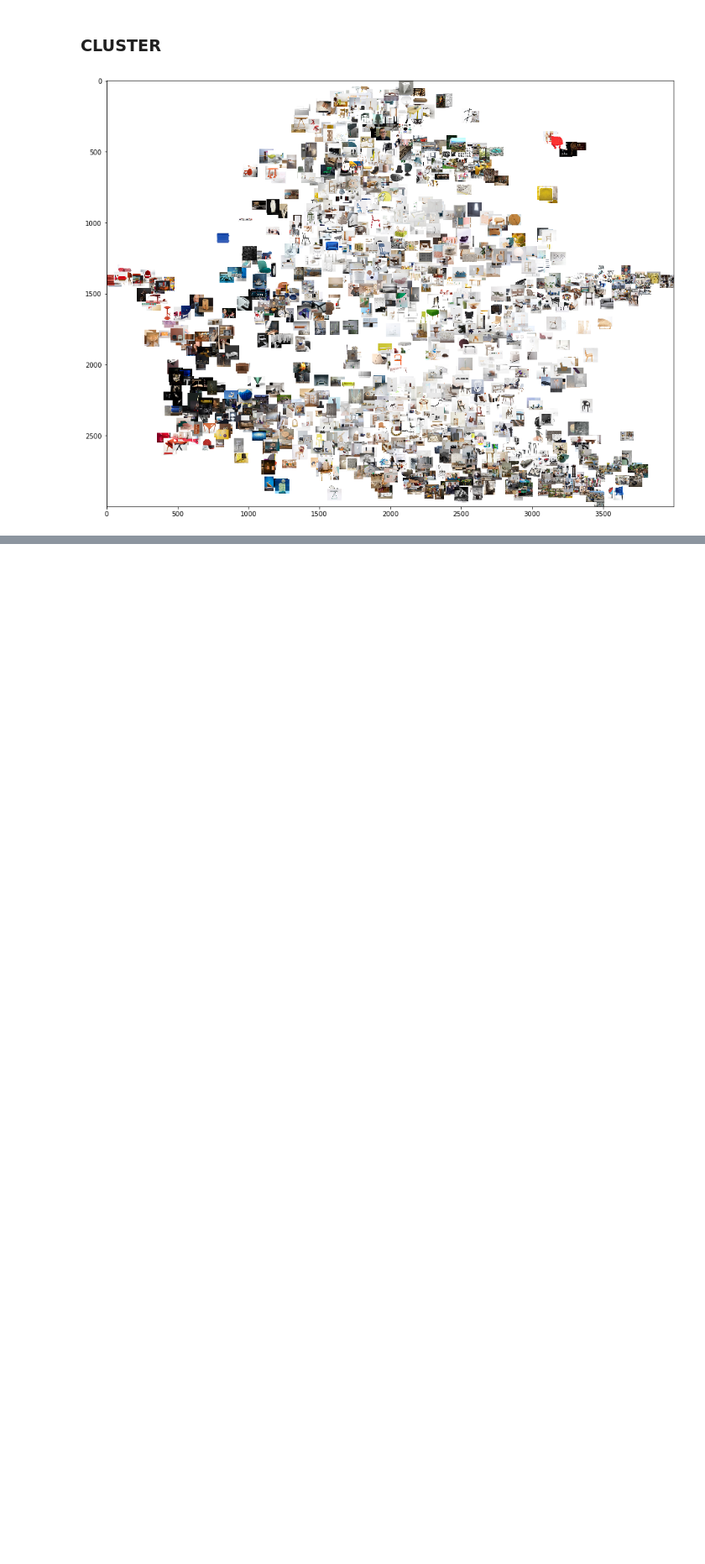
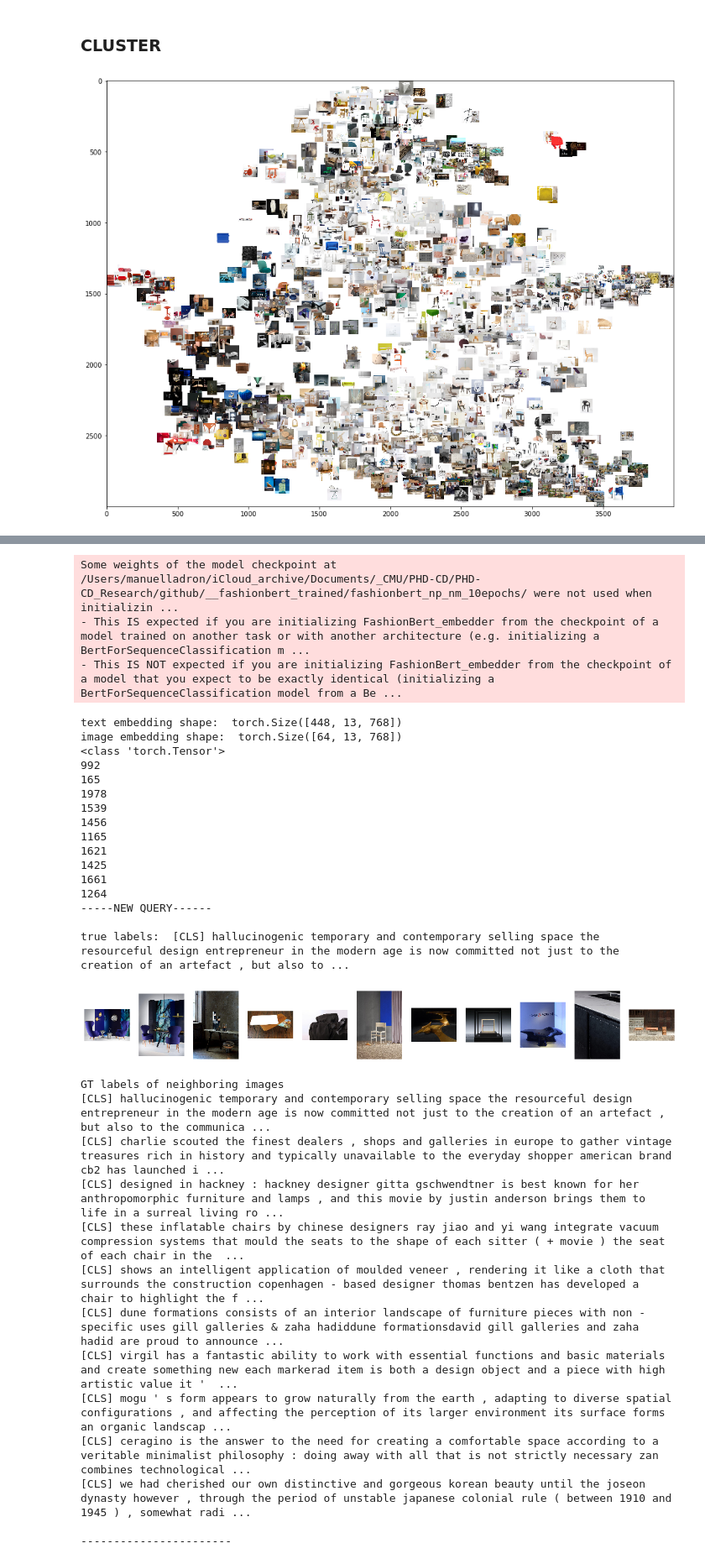
Before and after one commit to manuelladron/ADARI_disentangling_design_intents, a Jupyter notebook: multimodal/fashionbert/fashionbert_embeddings.ipynb, the cells around one changed output, grey strips where cells are left out. Shown at 84% size. Cells and saved outputs as stored; diff of their text form; code cells hidden in the pictures; blank space fills up the shorter version.

```diff
--- a/multimodal/fashionbert/fashionbert_embeddings.ipynb
+++ b/multimodal/fashionbert/fashionbert_embeddings.ipynb
@@ -134,7 +135,7 @@ import seaborn as sns
 import matplotlib.cm as cm
 import matplotlib
 
-fashionbert_embeddings_dict = open_json('fashionbert_vanilla_adaptive_embeddings.json')
+fashionbert_embeddings_dict = open_json('/Users/manuelladron/iCloud_archive/Documents/_CMU/PHD-CD/PHD-CD_Research/github/__fashionbert_trained/fashionbert_embeddings/fashionbert_vanilla_adaptive_embeddings.json')
 # %%
 IMAGE_EMBEDDINGS = []
 for k,v in fashionbert_embeddings_dict.items():
@@ -188,13 +189,20 @@ from matplotlib.image import imread
 from torchvision.transforms import ToPILImage
 from sklearn.neighbors import NearestNeighbors
 import warnings
+# %%
+dataset_path = '/Users/manuelladron/iCloud_archive/Documents/_CMU/PHD-CD/PHD-CD_Research/github/__fashionbert_trained/pickle_files/np_nm_res50/evaluation_set_fashionbert_vanilla.pkl'
+model_path = '/Users/manuelladron/iCloud_archive/Documents/_CMU/PHD-CD/PHD-CD_Research/github/__fashionbert_trained/fashionbert_np_nm_10epochs/'
+model_path2 = '/Users/manuelladron/iCloud_archive/Documents/_CMU/PHD-CD/PHD-CD_Research/github/__fashionbert_trained/fashionbert_np_nm_10e_alex/'
+dataset_path2 = '/Users/manuelladron/iCloud_archive/Documents/_CMU/PHD-CD/PHD-CD_Research/github/__fashionbert_trained/pickle_files/rp_nm_res50/rp_nm_res50_eval_dataset.pkl'
 # %%
 def showImagesHorizontally(list_of_files, save_path=False):
     fig = plt.figure(figsize=(20,20))
     columns = len(list_of_files)
+
     for i, img in enumerate(list_of_files):
         plt.subplot(len(list_of_files) / columns + 1, columns, i + 1)
         image = imread(list_of_files[i])
+        plt.axis('off')
         plt.imshow(image)
     if save_path != False:
         fig.savefig(save_path, dpi=300)
@@ -202 +234,33 @@ def showImagesHorizontally(list_of_files, save_path=False):
+# %%
+def set_model(pretrained_model, sample, device, path_to_dataset):
+    if pretrained_model != None:
+        embedder = FashionBert_embedder.from_pretrained(pretrained_model, output_hidden_states=True, return_dict=True)
+    else:
+        embedder = FashionBert_embedder.from_pretrained('bert-base-uncased', output_hidden_states=True, return_dict=True)
+
+    embedder.to(device)
+    embedder.eval()
+    tokenizer = BertTokenizer.from_pretrained('bert-base-uncased')
+
+    f = open(path_to_dataset, "rb")
+    dataset = pickle.load(f)  # dictionary of 5 elements
+
+    all_patches = dataset['patches']
+    all_input_ids = dataset['input_ids']
+    all_att_mask = dataset['attention_masks']
+    all_img_name = dataset['img_names']
+    all_patch_pos = dataset['patch_positions']
+
+    patches = all_patches[sample]
+    input_ids = all_input_ids[sample]
+    attention_mask = all_att_mask[sample]
+    img_name = all_img_name[sample]
+    patch_positions = all_patch_pos[sample]
+
+    patches = patches.unsqueeze(0)                  # [1, 64, 2048]
+    input_ids = input_ids.unsqueeze(0)              # [1, 448]
+    attention_mask = attention_mask.unsqueeze(0)    # [1, 448]
+    patch_positions = patch_positions.unsqueeze(0)  # [1, 64, 4]
+
+    return embedder, tokenizer, patches, input_ids, attention_mask, img_name, patch_positions
 # %%
@@ -370,0 +327,36 @@ true labels:  [CLS] these knobbly seats by belgian designer maarten de ceulaer a
+# %%
+nearest_neighbors(dataset_path, 205, device, model_path)
+# %% [output]
+Some weights of the model checkpoint at /Users/manuelladron/iCloud_archive/Documents/_CMU/PHD-CD/PHD-CD_Research/github/__fashionbert_trained/fashionbert_np_nm_10epochs/ were not used when initializin ...
+- This IS expected if you are initializing FashionBert_embedder from the checkpoint of a model trained on another task or with another architecture (e.g. initializing a BertForSequenceClassification m ...
+- This IS NOT expected if you are initializing FashionBert_embedder from the checkpoint of a model that you expect to be exactly identical (initializing a BertForSequenceClassification model from a Be ...
+text embedding shape:  torch.Size([448, 13, 768])
+image embedding shape:  torch.Size([64, 13, 768])
+<class 'torch.Tensor'>
+992
+165
+1978
+1539
+1456
+1165
+1621
+1425
+1661
+1264
+-----NEW QUERY------
+
+true labels:  [CLS] hallucinogenic temporary and contemporary selling space the resourceful design entrepreneur in the modern age is now committed not just to the creation of an artefact , but also to ...
+[figure, added]
+GT labels of neighboring images
+[CLS] hallucinogenic temporary and contemporary selling space the resourceful design entrepreneur in the modern age is now committed not just to the creation of an artefact , but also to the communica ...
+[CLS] charlie scouted the finest dealers , shops and galleries in europe to gather vintage treasures rich in history and typically unavailable to the everyday shopper american brand cb2 has launched i ...
+[CLS] designed in hackney : hackney designer gitta gschwendtner is best known for her anthropomorphic furniture and lamps , and this movie by justin anderson brings them to life in a surreal living ro ...
+[CLS] these inflatable chairs by chinese designers ray jiao and yi wang integrate vacuum compression systems that mould the seats to the shape of each sitter ( + movie ) the seat of each chair in the  ...
+[CLS] shows an intelligent application of moulded veneer , rendering it like a cloth that surrounds the construction copenhagen - based designer thomas bentzen has developed a chair to highlight the f ...
+[CLS] dune formations consists of an interior landscape of furniture pieces with non - specific uses gill galleries & zaha hadiddune formationsdavid gill galleries and zaha hadid are proud to announce ...
+[CLS] virgil has a fantastic ability to work with essential functions and basic materials and create something new each markerad item is both a design object and a piece with high artistic value it '  ...
+[CLS] mogu ' s form appears to grow naturally from the earth , adapting to diverse spatial configurations , and affecting the perception of its larger environment its surface forms an organic landscap ...
+[CLS] ceragino is the answer to the need for creating a comfortable space according to a veritable minimalist philosophy : doing away with all that is not strictly necessary zan combines technological ...
+[CLS] we had cherished our own distinctive and gorgeous korean beauty until the joseon dynasty however , through the period of unstable japanese colonial rule ( between 1910 and 1945 ) , somewhat radi ...
+
+-----------------------
```
Also changed, not shown: parts of 6 cells of this notebook, 2 other files.
